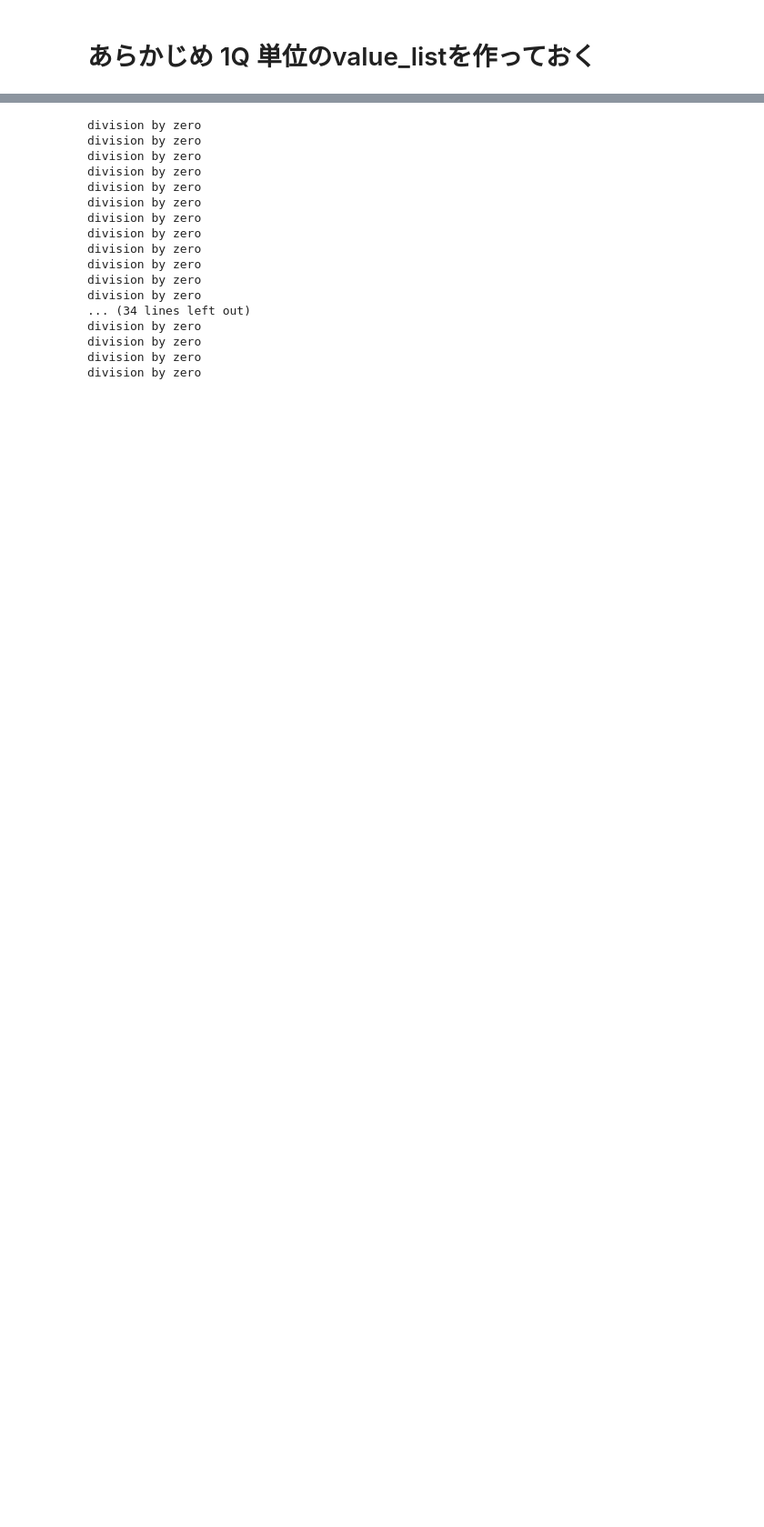
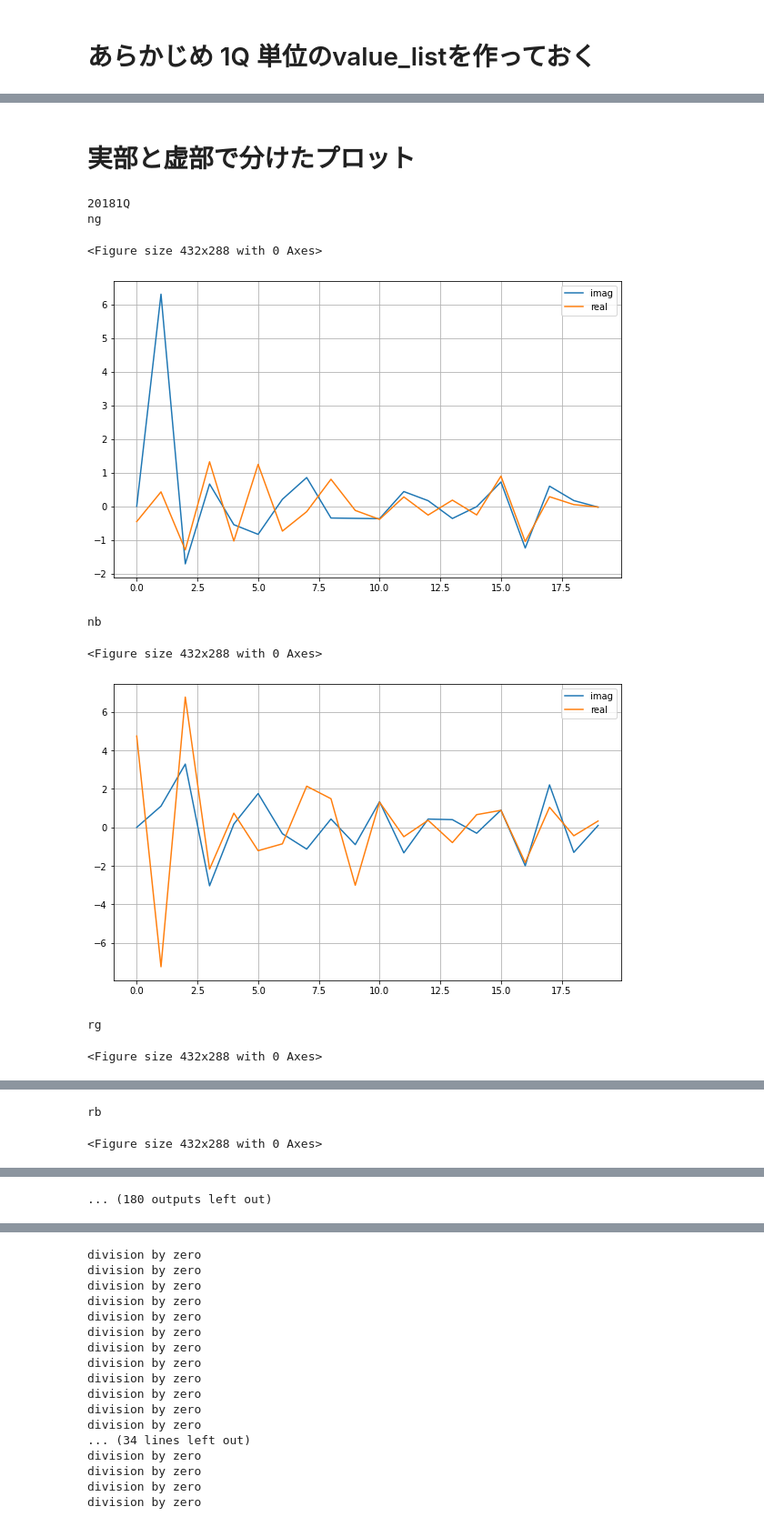
Before and after one commit to yodarjeering/New_XGB, a Jupyter notebook: ResearchFeature.ipynb, the cells around one changed output, grey strips where cells are left out. Shown at 91% size. Drawn from its saved outputs; the diff is of its cells as text; code cells hidden in the pictures; blank space fills up the shorter version.

```diff
--- a/ResearchFeature.ipynb
+++ b/ResearchFeature.ipynb
@@ -398,0 +477,36 @@ for year in [2018,2019,2020,2021]:
+# %% [markdown]
+# 実部と虚部で分けたプロット
+# %%
+for idx,key in enumerate(F_lis_dict):
+    F_list = F_lis_dict[key]
+    print(key)
+    for idx,F in enumerate(F_list):
+
+        plt.clf()
+        fig, ax = plt.subplots(figsize=(10, 6), facecolor="w")
+
+        if idx==0:
+            label='ng'
+        elif idx == 1:
+            label='nb'
+        elif idx == 2:
+            label='rg'
+        elif idx == 3:
+            label='rb'
+
+        print(label)
+        ax.plot(F.imag,label='imag')
+        ax.plot(F.real,label='real')
+        ax.grid()
+        ax.legend()
+        plt.show()
+# %% [output]
+20181Q
+ng
+<Figure size 432x288 with 0 Axes>
+[figure, added]
+nb
+<Figure size 432x288 with 0 Axes>
+[figure, added]
+rg
+<Figure size 432x288 with 0 Axes>
@@ -398,0 +514,2 @@ for year in [2018,2019,2020,2021]:
+rb
+<Figure size 432x288 with 0 Axes>
@@ -399 +517,2 @@ for year in [2018,2019,2020,2021]:
+... (180 outputs left out)
 # %%
```
Also changed, not shown: parts of 23 cells of this notebook.
